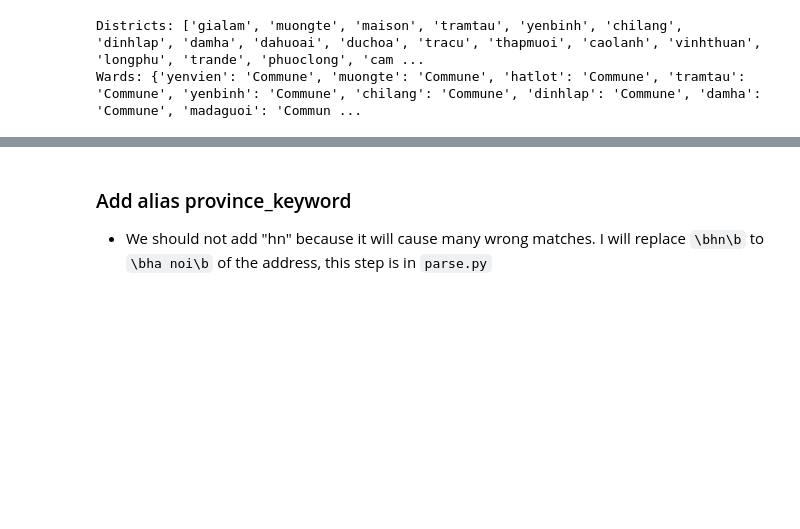
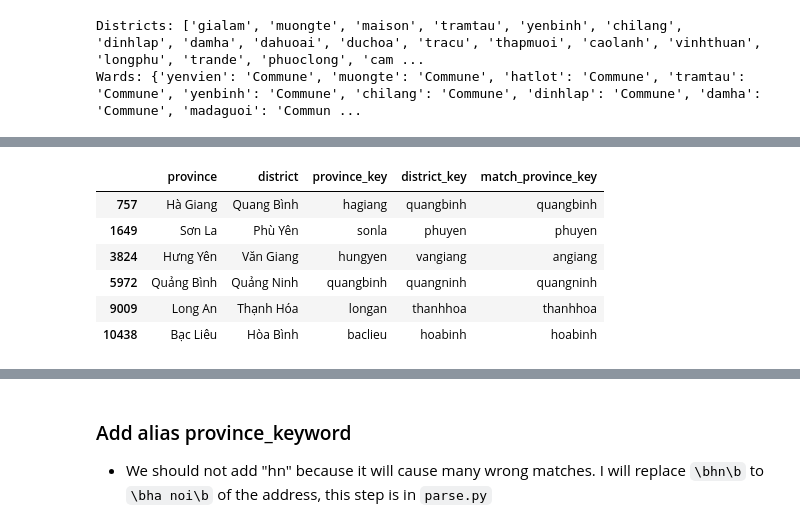
Before and after one commit to tranngocminhhieu/vietnam-administrative-units, a Jupyter notebook: notebook/build_parse_data.ipynb, the cells around one changed output, grey strips where cells are left out. Saved outputs shown, nothing was run; the diff lists cells and outputs as text; code cells hidden in the pictures; blank space fills up the shorter version.

```diff
--- a/notebook/build_parse_data.ipynb
+++ b/notebook/build_parse_data.ipynb
@@ -176,0 +191,2 @@ Wards: {'yenvien': 'Commune', 'muongte': 'Commune', 'hatlot': 'Commune', 'tramta
+# %%
+match_district = df[df.district_key.str.contains('|'.join(province_keys))][['province', 'district', 'province_key','district_key']].drop_duplicates()
@@ -176,0 +195,2 @@ Wards: {'yenvien': 'Commune', 'muongte': 'Commune', 'hatlot': 'Commune', 'tramta
+# %%
+match_district['match_province_key'] = match_district['district_key'].apply(find_province_key_match)
@@ -176,0 +199,12 @@ Wards: {'yenvien': 'Commune', 'muongte': 'Commune', 'hatlot': 'Commune', 'tramta
+# %%
+match_district = match_district[match_district.province_key != match_district.match_province_key]
+# %%
+match_district
+# %% [output]
+|  | province | district | province_key | district_key | match_province_key |
+| 757 | Hà Giang | Quang Bình | hagiang | quangbinh | quangbinh |
+| 1649 | Sơn La | Phù Yên | sonla | phuyen | phuyen |
+| 3824 | Hưng Yên | Văn Giang | hungyen | vangiang | angiang |
+| 5972 | Quảng Bình | Quảng Ninh | quangbinh | quangninh | quangninh |
+| 9009 | Long An | Thạnh Hóa | longan | thanhhoa | thanhhoa |
+| 10438 | Bạc Liêu | Hòa Bình | baclieu | hoabinh | hoabinh |
```
Also changed, not shown: parts of 14 cells of this notebook, 3 other files.
